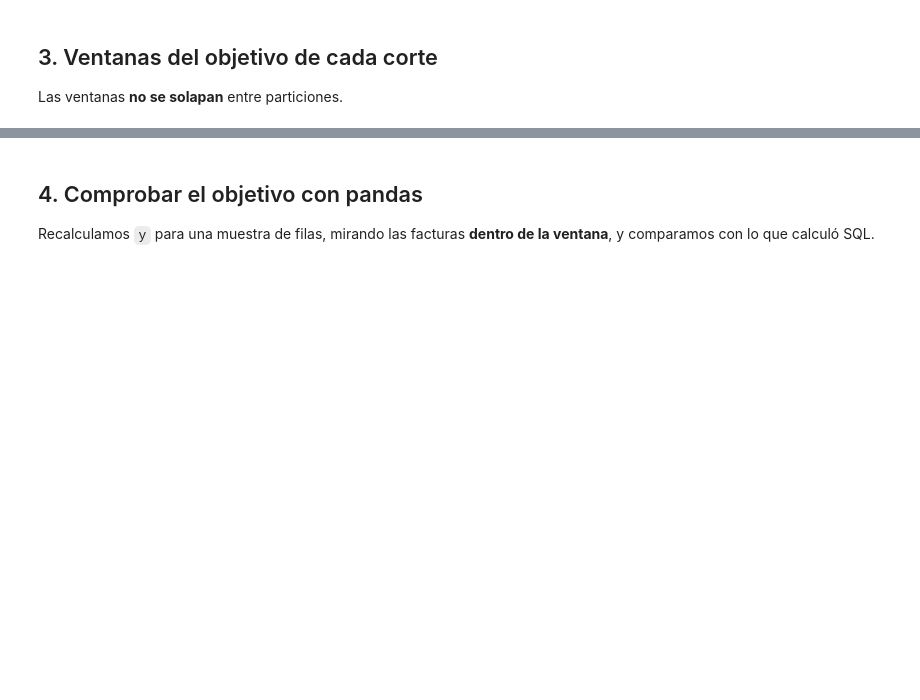
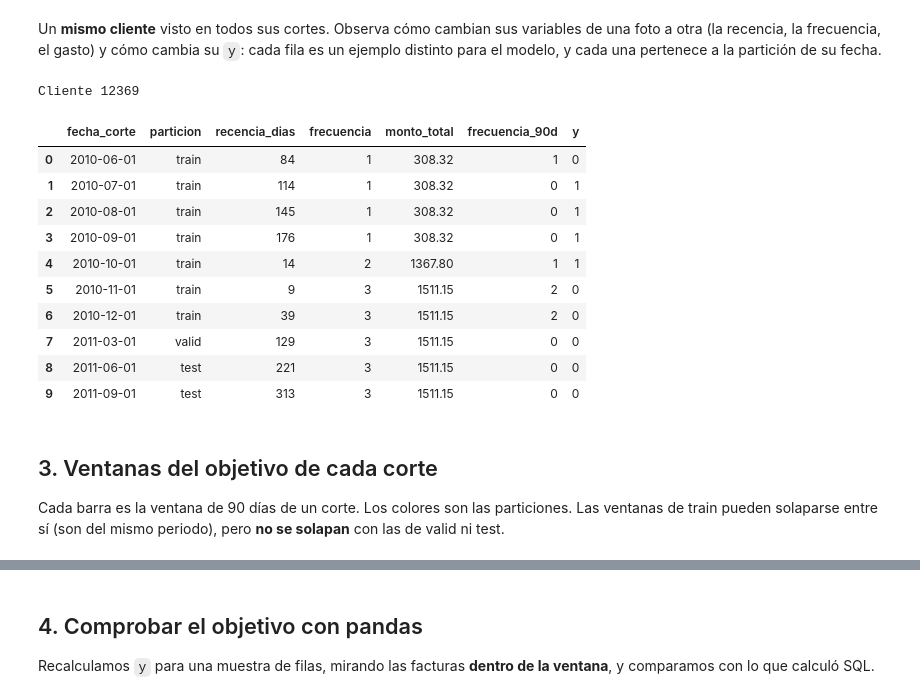
Before and after one commit to helicr/curso-ml-ia-desarrollo-produccion, a Jupyter notebook: 04-Proyecto-Base/notebooks/03_pipeline_fs_a_ml.ipynb, the cells around one changed output, grey strips where cells are left out. Saved outputs shown, nothing was run; the diff lists cells and outputs as text; code cells hidden in the pictures; blank space fills up the shorter version.

```diff
--- a/04-Proyecto-Base/notebooks/03_pipeline_fs_a_ml.ipynb
+++ b/04-Proyecto-Base/notebooks/03_pipeline_fs_a_ml.ipynb
@@ -77,6 +166,28 @@ pd.read_sql("""SELECT particion, COUNT(*) AS filas, SUM(y) AS recompran, ROUND(1
+# %% [markdown]
+Un **mismo cliente** visto en todos sus cortes. Observa cómo cambian sus variables de una foto a otra (la recencia, la frecuencia, el gasto) y cómo cambia su `y`:
+cada fila es un ejemplo distinto para el modelo, y cada una pertenece a la partición de su fecha.
+# %%
+cliente = int(escalar('SELECT cliente_id FROM ml_dataset GROUP BY cliente_id HAVING COUNT(DISTINCT particion) = 3 ORDER BY COUNT(*) DESC, cliente_id LIMIT 1'))
+print('Cliente', cliente)
+pd.read_sql('SELECT fecha_corte, particion, recencia_dias, frecuencia, monto_total, frecuencia_90d, y FROM ml_dataset '
+            'WHERE cliente_id = :c ORDER BY fecha_corte', con, params={'c': cliente})
+# %% [output]
+Cliente 12369
+|  | fecha_corte | particion | recencia_dias | frecuencia | monto_total | frecuencia_90d | y |
+| 0 | 2010-06-01 | train | 84 | 1 | 308.32 | 1 | 0 |
+| 1 | 2010-07-01 | train | 114 | 1 | 308.32 | 0 | 1 |
+| 2 | 2010-08-01 | train | 145 | 1 | 308.32 | 0 | 1 |
+| 3 | 2010-09-01 | train | 176 | 1 | 308.32 | 0 | 1 |
+| 4 | 2010-10-01 | train | 14 | 2 | 1367.80 | 1 | 1 |
+| 5 | 2010-11-01 | train | 9 | 3 | 1511.15 | 2 | 0 |
+| 6 | 2010-12-01 | train | 39 | 3 | 1511.15 | 2 | 0 |
+| 7 | 2011-03-01 | valid | 129 | 3 | 1511.15 | 0 | 0 |
+| 8 | 2011-06-01 | test | 221 | 3 | 1511.15 | 0 | 0 |
+| 9 | 2011-09-01 | test | 313 | 3 | 1511.15 | 0 | 0 |
 # %% [markdown]
 ## 3. Ventanas del objetivo de cada corte
-Las ventanas **no se solapan** entre particiones.
+Cada barra es la ventana de 90 días de un corte. Los colores son las particiones. Las ventanas de train pueden solaparse entre sí (son del mismo periodo),
+pero **no se solapan** con las de valid ni test.
 # %%
 import matplotlib
 matplotlib.use('Agg') if os.environ.get('CURSO_SIN_PANTALLA') else None
```
Also changed, not shown: parts of 13 cells of this notebook, 41 other files.
